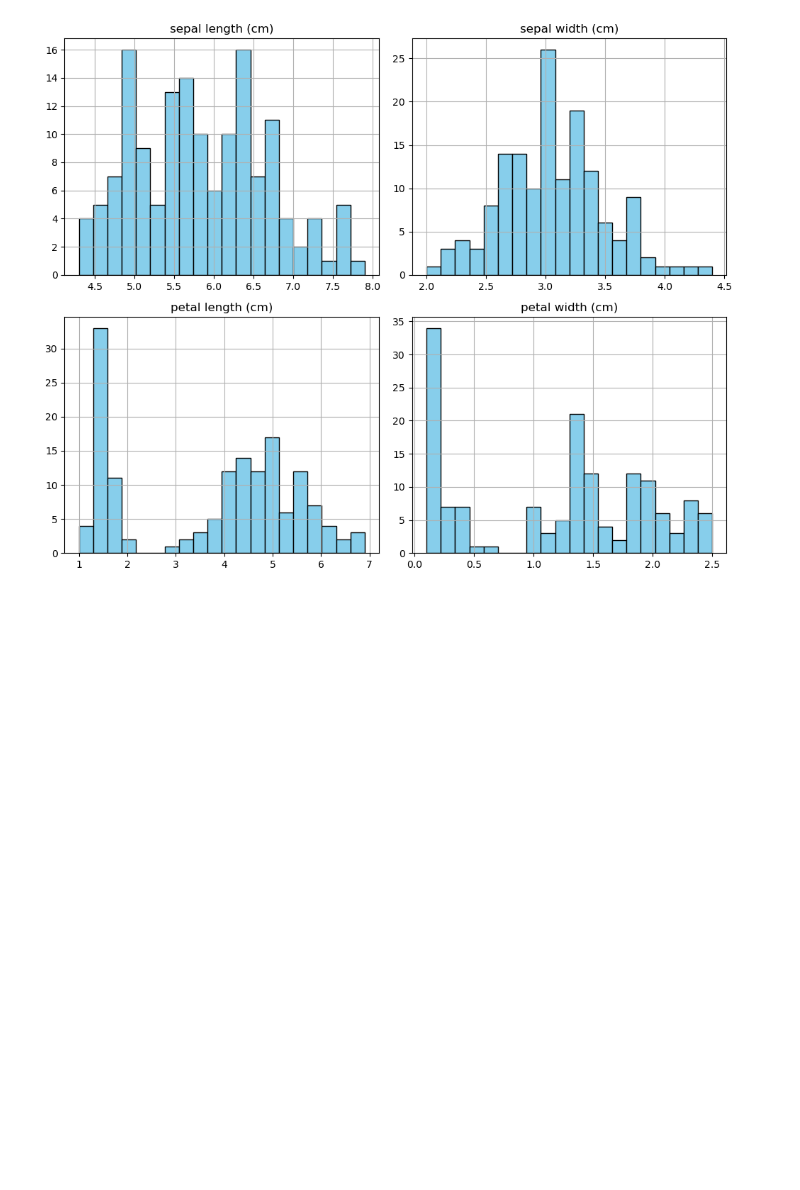
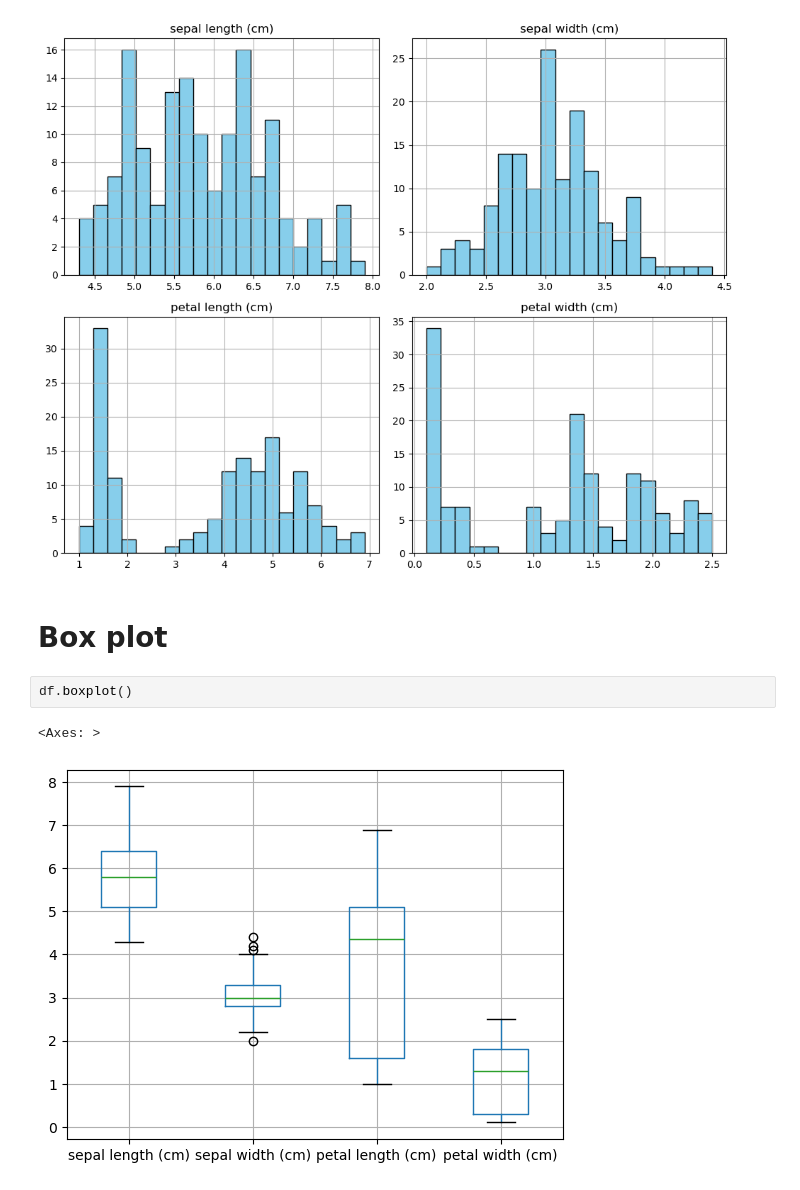
Before and after one commit to bijay-odyssey/Iris-EDA-Project, a Jupyter notebook: Iris_EDA.ipynb, the cells around one changed output. Cells and saved outputs as stored; diff of their text form; blank space fills up the shorter version.

Commit message:
Added Box plot for each feature

```diff
--- a/Iris_EDA.ipynb
+++ b/Iris_EDA.ipynb
@@ -76,3 +85,10 @@ plt.tight_layout()
 plt.show()
 # %% [output]
 [figure]
+# %% [markdown]
+# Box plot
+# %%
+df.boxplot()
+# %% [output]
+<Axes: >
+[figure, added]
```
Also changed, not shown: parts of 4 cells of this notebook.
